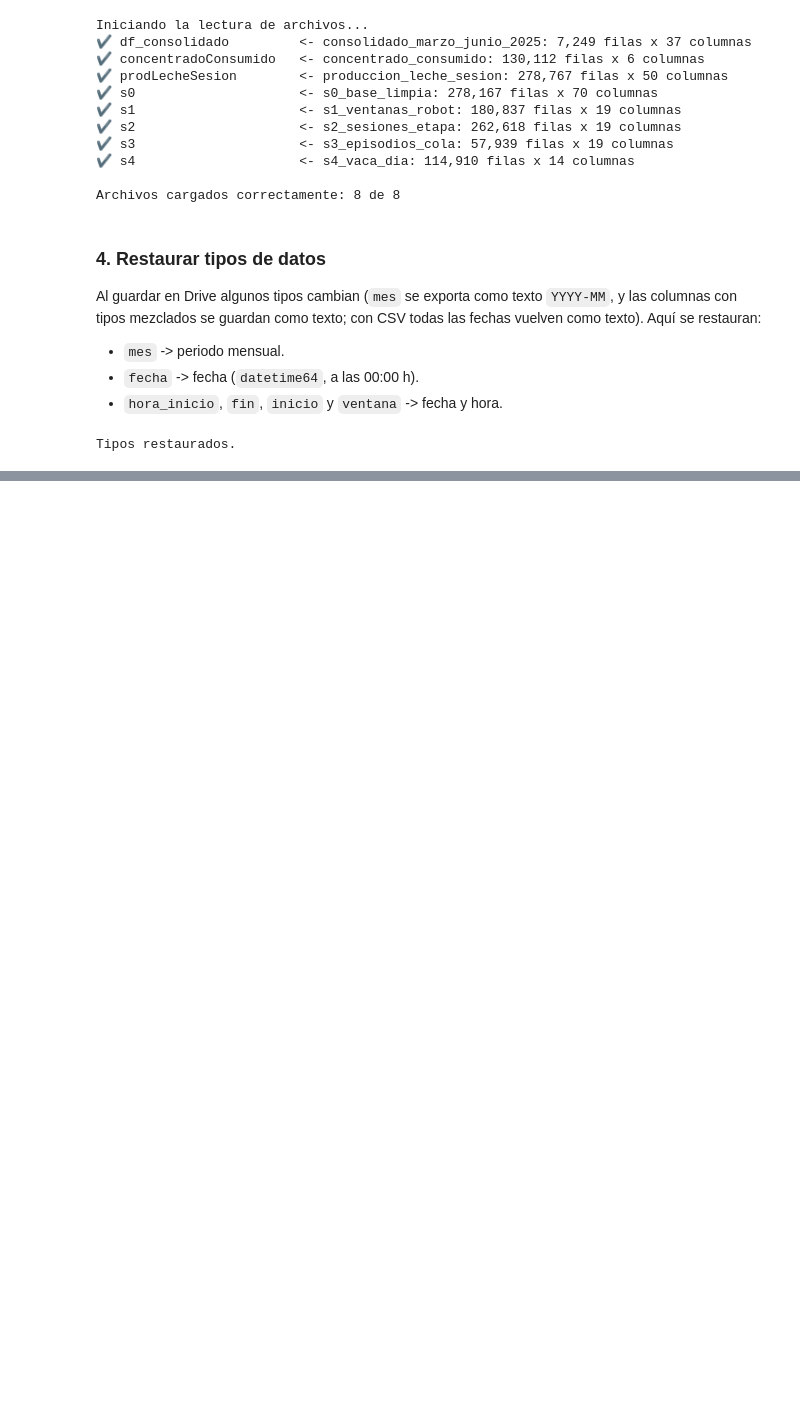
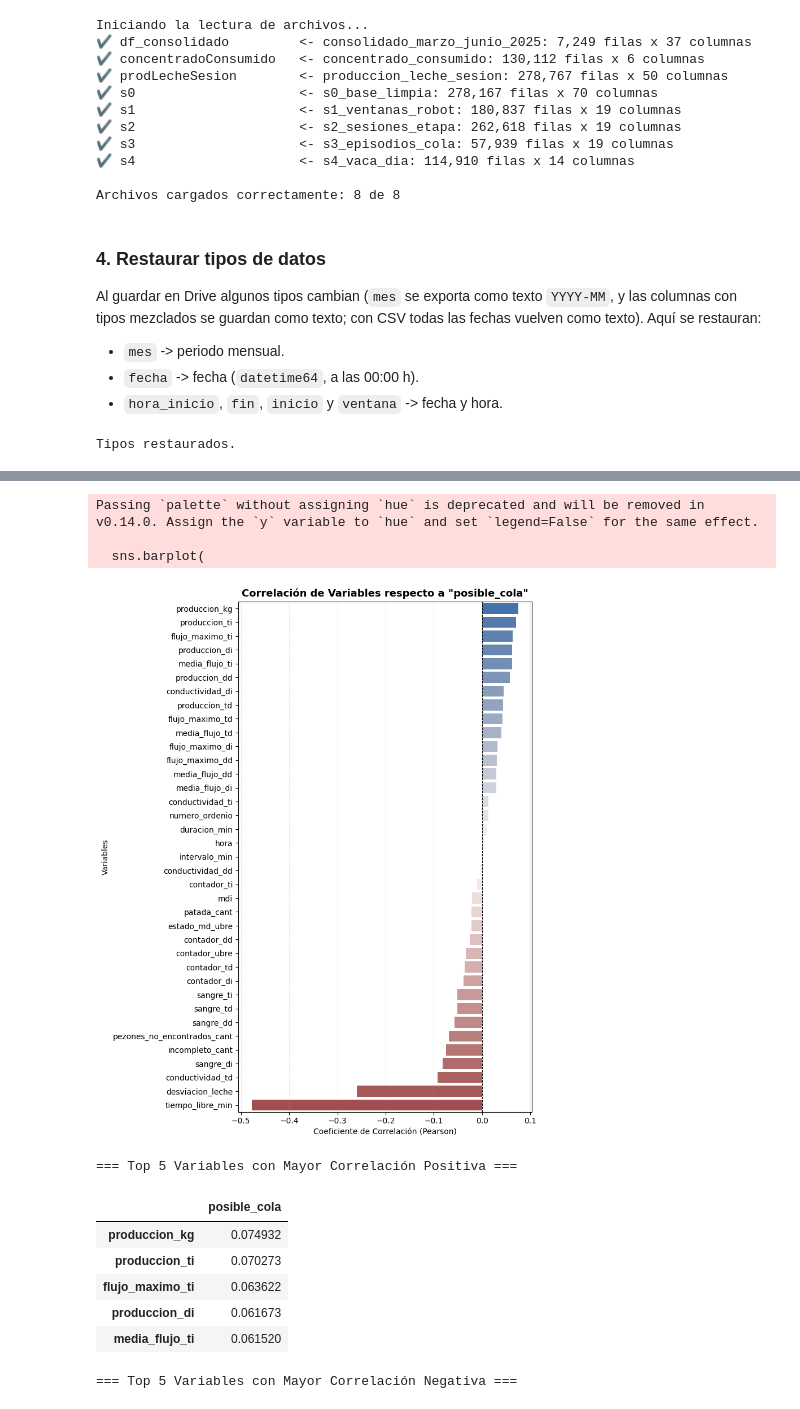
Before and after one commit to kamimartinez/VMS-prediction, a Jupyter notebook: notebooks/data/DataPreparation.ipynb, the cells around one changed output, grey strips where cells are left out. Cells and saved outputs as stored; diff of their text form; code cells hidden in the pictures; blank space fills up the shorter version.

```diff
--- a/notebooks/data/DataPreparation.ipynb
+++ b/notebooks/data/DataPreparation.ipynb
@@ -138,0 +298,78 @@ Tipos restaurados.
+# %%
+# ------------------------------------------------------------------------------
+# 1. ANÁLISIS ENFOCADO: Correlación directa contra 'posible_cola'
+# ------------------------------------------------------------------------------
+# Extraer la serie de correlaciones respecto a 'posible_cola'
+corr_posible_cola = matriz_corr[['posible_cola']].copy()
+
+# Eliminar la autocorrelación de 'posible_cola' consigo misma
+corr_posible_cola = corr_posible_cola.drop(index='posible_cola').sort_values(by='posible_cola', ascending=False)
+
+# Graficar en barras horizontales
+plt.figure(figsize=(8, 10))
+sns.barplot(
+    x=corr_posible_cola['posible_cola'],
+    y=corr_posible_cola.index,
+    palette='vlag'
+)
+
+plt.axvline(x=0, color='black', linestyle='--', linewidth=0.8)
+plt.title('Correlación de Variables respecto a "posible_cola"', fontsize=13, fontweight='bold')
+plt.xlabel('Coeficiente de Correlación (Pearson)')
+plt.ylabel('Variables')
+plt.grid(axis='x', linestyle=':', alpha=0.6)
+plt.tight_layout()
+plt.show()
+
+
+# ------------------------------------------------------------------------------
+# 2. TOP 5 FACTORES POSITIVOS Y NEGATIVOS (En texto/DataFrame)
+# ------------------------------------------------------------------------------
+top_positivos = corr_posible_cola.head(5)
+top_negativos = corr_posible_cola.tail(5)
+
+print("=== Top 5 Variables con Mayor Correlación Positiva ===")
+display(top_positivos)
+
+print("\n=== Top 5 Variables con Mayor Correlación Negativa ===")
+display(top_negativos)
+
+
+# ------------------------------------------------------------------------------
+# 3. MATRIZ COMPLETA LEGIBLE (Triangular con tamaño de fuente ajustado)
+# ------------------------------------------------------------------------------
+plt.figure(figsize=(18, 14))
+
+# Máscara para ocultar la mitad duplicada
+mask = np.triu(np.ones_like(matriz_corr, dtype=bool))
+
+sns.heatmap(
+    matriz_corr,
+    mask=mask,
+    annot=True,
+    fmt=".2f",
+    cmap='coolwarm',
+    vmin=-1, vmax=1,
+    linewidths=0.5,
+    annot_kws={"size": 7.5},  # Texto interior pequeño para evitar traslapes
+    cbar_kws={"shrink": 0.8}
+)
+
+plt.xticks(rotation=45, ha='right', fontsize=9)
+plt.yticks(fontsize=9)
+plt.title('Matriz de Correlación Completa (Ajustada)', fontsize=15, fontweight='bold')
+plt.tight_layout()
+plt.show()
+# %% [output]
+Passing `palette` without assigning `hue` is deprecated and will be removed in v0.14.0. Assign the `y` variable to `hue` and set `legend=False` for the same effect.
+
+  sns.barplot(
+[figure, added]
+=== Top 5 Variables con Mayor Correlación Positiva ===
+|  | posible_cola |
+| produccion_kg | 0.074932 |
+| produccion_ti | 0.070273 |
+| flujo_maximo_ti | 0.063622 |
+| produccion_di | 0.061673 |
+| media_flujo_ti | 0.061520 |
+=== Top 5 Variables con Mayor Correlación Negativa ===
```
Also changed, not shown: parts of 22 cells of this notebook.
